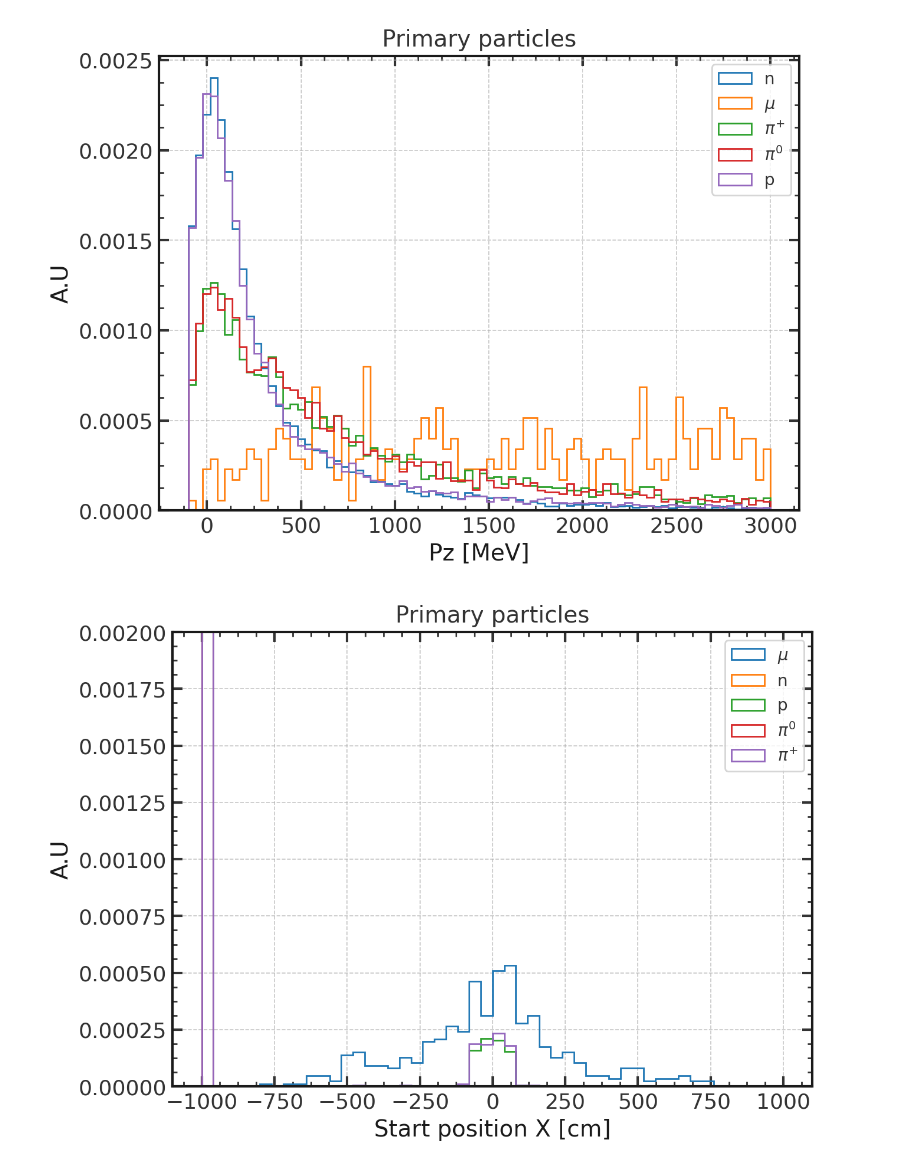
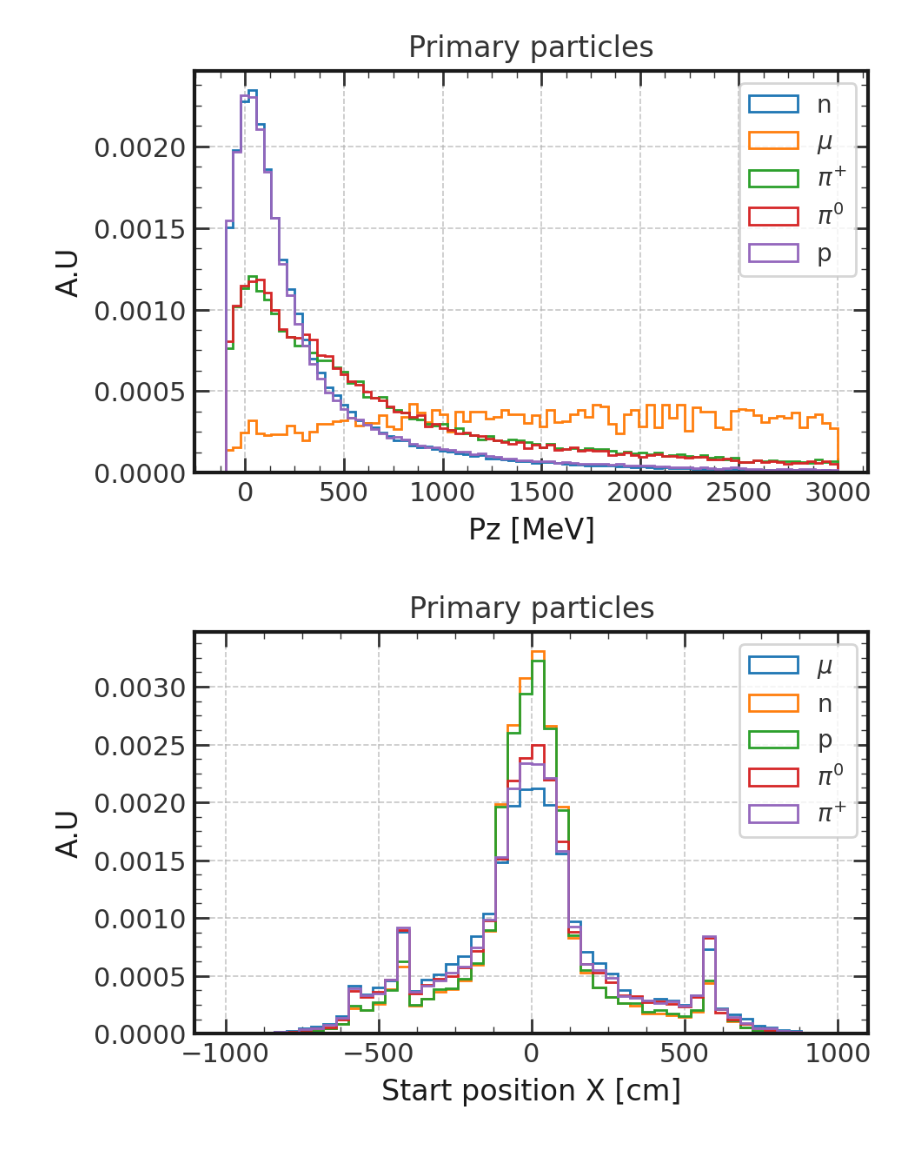
Before and after one commit to gkufatty/neutron-multiplicity, a Jupyter notebook: examples/check_neutral_particle.ipynb, the cells around one changed output. Drawn from its saved outputs; the diff is of its cells as text; code cells hidden in the pictures.

```diff
--- a/examples/check_neutral_particle.ipynb
+++ b/examples/check_neutral_particle.ipynb
@@ -55,6 +57,12 @@ class mctruth_particle_data():
         self.px = []
         self.py = []
         self.pz = []
+        self.ancestor_ixn = []
+        self.ancestor_part = []
+        self.ancestor_type = []
+
+
+
 
         # Secondaries
         self.sec_start_x = []
@@ -67,6 +75,10 @@ class mctruth_particle_data():
         self.sec_px = []
         self.sec_py = []
         self.sec_pz = []
+        self.sec_ancestor_ixn = []
+        self.sec_ancestor_part = []
+        self.sec_ancestor_type = []
+
 
 
     def update_data(self,data):
@@ -116,7 +128,7 @@ plot_dir = './plots/'
 # %%
 # Load datasets
 n_files = 10
-location = "fnal"
+location = "nersc"
 df = load_dataset(n_files,location)
 # %% [output]
 Openning MiniRun 5 beta 2.a CAFs
@@ -197,37 +221,37 @@ plt.savefig(plot_dir + 'primaries_pz.png',bbox_inches="tight")
 plt.savefig(plot_dir + 'primaries_pz.pdf',bbox_inches="tight")
 plt.show()
 # %% [output]
-[figure, old version]
+[figure, new version]
 # %%
 nbins = 50
 mu_sx = np.array(muon_data.start_x)
 mu_sx = np.nan_to_num(mu_sx,nan=-999)
 neutron_sx = np.array(neutron_data.start_x)
 neutron_sx = np.nan_to_num(neutron_sx,nan=-999)
 pi0_sx = np.array(pi0_data.start_x)
 pi0_sx = np.nan_to_num(pi0_sx,nan=-999)
 proton_sx = np.array(proton_data.start_x)
 proton_sx = np.nan_to_num(proton_sx,nan=-999)
 pip_sx = np.array(pip_data.start_x)
 pip_sx = np.nan_to_num(pip_sx,nan=-999)
 
 
 
 plt.hist(mu_sx,bins=nbins,histtype='step',density=True,label=r'$\mu$',range=(-1000.,1000.))
 plt.hist(neutron_sx,bins=nbins,histtype='step',density=True,label='n',range=(-1000.,1000.))
 plt.hist(proton_sx,bins=nbins,histtype='step',density=True,label='p',range=(-1000.,1000.))
 plt.hist(pi0_sx,bins=nbins,histtype='step',density=True,label=r'$\pi^{0}$',range=(-1000.,1000.))
 plt.hist(pip_sx,bins=nbins,histtype='step',density=True,label=r'$\pi^{+}$',range=(-1000.,1000.))
-plt.ylim(0.,0.0020)
+#plt.ylim(0.,0.0020)
 plt.title('Primary particles')
 plt.xlabel('Start position X [cm]')
 plt.ylabel('A.U')
 plt.legend()
 plt.savefig(plot_dir + 'primaries_sx.png',bbox_inches="tight")
 plt.savefig(plot_dir + 'primaries_sx.pdf',bbox_inches="tight")
 plt.show()
 # %% [output]
-[figure, old version]
+[figure, new version]
 # %%
 nbins = 50
 mu_sx = np.array(muon_data.end_x)
```
Also changed, not shown: parts of 11 cells of this notebook, 5 other files.
